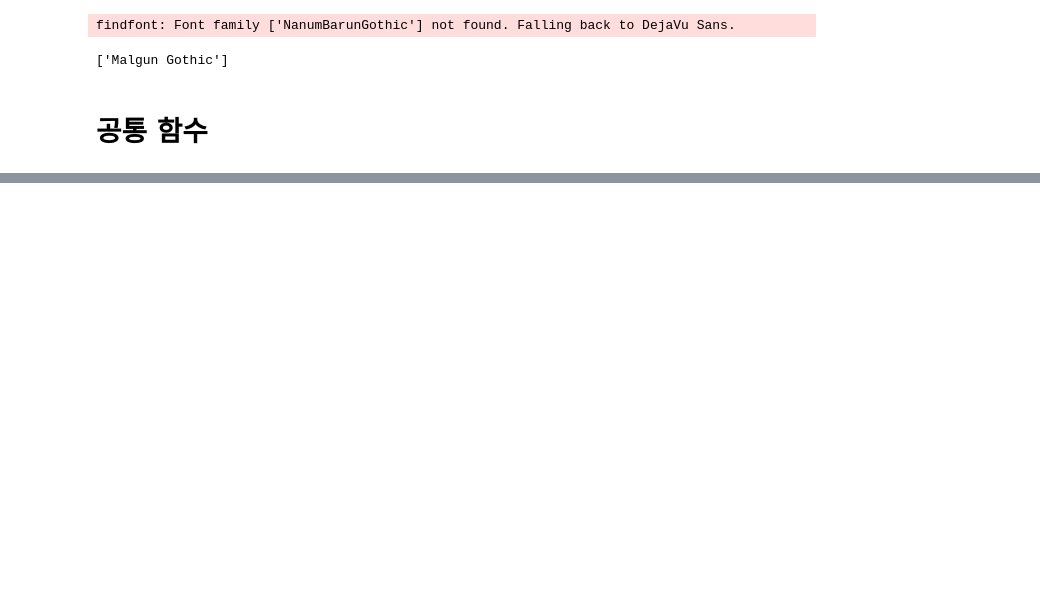
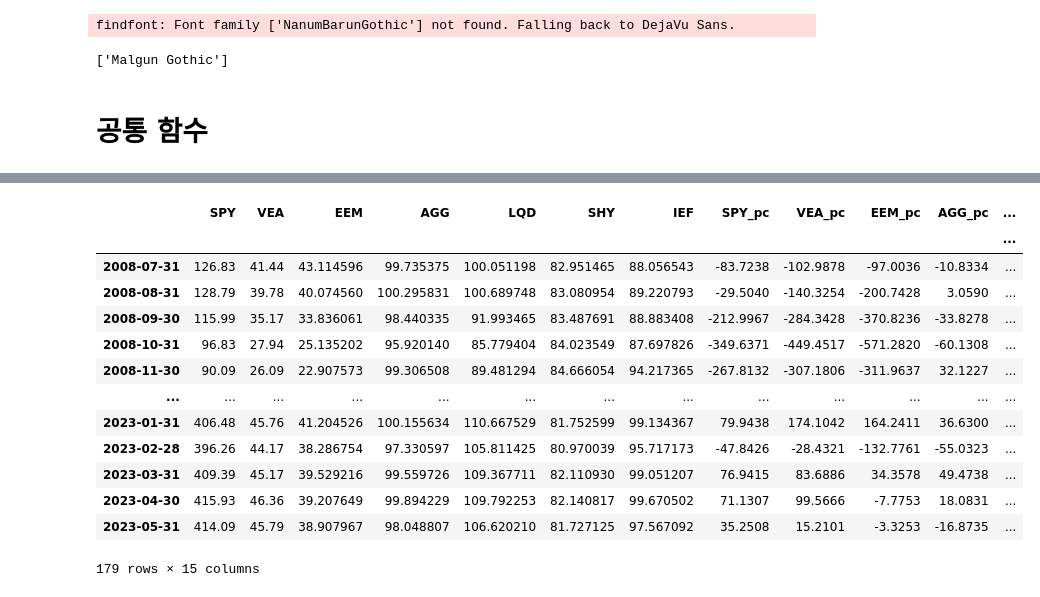
Before and after one commit to Jin2949/final_pjt, a Jupyter notebook: Younggi/VAA.ipynb, the cells around one changed output, grey strips where cells are left out. Cells and saved outputs as stored; diff of their text form; code cells hidden in the pictures; blank space fills up the shorter version.

```diff
--- a/Younggi/VAA.ipynb
+++ b/Younggi/VAA.ipynb
@@ -324,3 +383,20 @@ report.prices.plot()
+# %%
+df.resample("M").last()
+# %% [output]
+|  | SPY | VEA | EEM | AGG | LQD | SHY | IEF | SPY_pc | VEA_pc | EEM_pc | AGG_pc | ... |
+|  |  |  |  |  |  |  |  |  |  |  |  | ... |
+| 2008-07-31 | 126.83 | 41.44 | 43.114596 | 99.735375 | 100.051198 | 82.951465 | 88.056543 | -83.7238 | -102.9878 | -97.0036 | -10.8334 | ... |
+| 2008-08-31 | 128.79 | 39.78 | 40.074560 | 100.295831 | 100.689748 | 83.080954 | 89.220793 | -29.5040 | -140.3254 | -200.7428 | 3.0590 | ... |
+| 2008-09-30 | 115.99 | 35.17 | 33.836061 | 98.440335 | 91.993465 | 83.487691 | 88.883408 | -212.9967 | -284.3428 | -370.8236 | -33.8278 | ... |
+| 2008-10-31 | 96.83 | 27.94 | 25.135202 | 95.920140 | 85.779404 | 84.023549 | 87.697826 | -349.6371 | -449.4517 | -571.2820 | -60.1308 | ... |
+| 2008-11-30 | 90.09 | 26.09 | 22.907573 | 99.306508 | 89.481294 | 84.666054 | 94.217365 | -267.8132 | -307.1806 | -311.9637 | 32.1227 | ... |
+| ... | ... | ... | ... | ... | ... | ... | ... | ... | ... | ... | ... | ... |
+| 2023-01-31 | 406.48 | 45.76 | 41.204526 | 100.155634 | 110.667529 | 81.752599 | 99.134367 | 79.9438 | 174.1042 | 164.2411 | 36.6300 | ... |
+| 2023-02-28 | 396.26 | 44.17 | 38.286754 | 97.330597 | 105.811425 | 80.970039 | 95.717173 | -47.8426 | -28.4321 | -132.7761 | -55.0323 | ... |
+| 2023-03-31 | 409.39 | 45.17 | 39.529216 | 99.559726 | 109.367711 | 82.110930 | 99.051207 | 76.9415 | 83.6886 | 34.3578 | 49.4738 | ... |
+| 2023-04-30 | 415.93 | 46.36 | 39.207649 | 99.894229 | 109.792253 | 82.140817 | 99.670502 | 71.1307 | 99.5666 | -7.7753 | 18.0831 | ... |
+| 2023-05-31 | 414.09 | 45.79 | 38.907967 | 98.048807 | 106.620210 | 81.727125 | 97.567092 | 35.2508 | 15.2101 | -3.3253 | -16.8735 | ... |
+179 rows × 15 columns
 # %%
 report.display()
 # %% [output]
```
Also changed, not shown: parts of 13 cells of this notebook, 1 other file.
